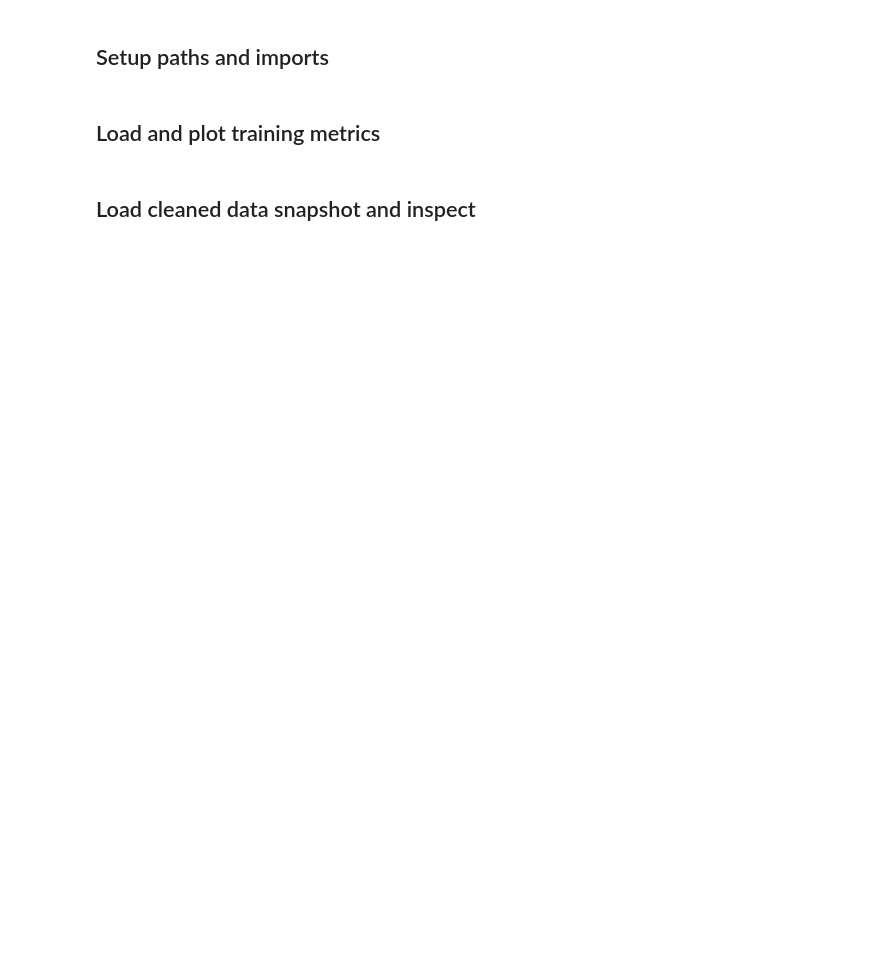
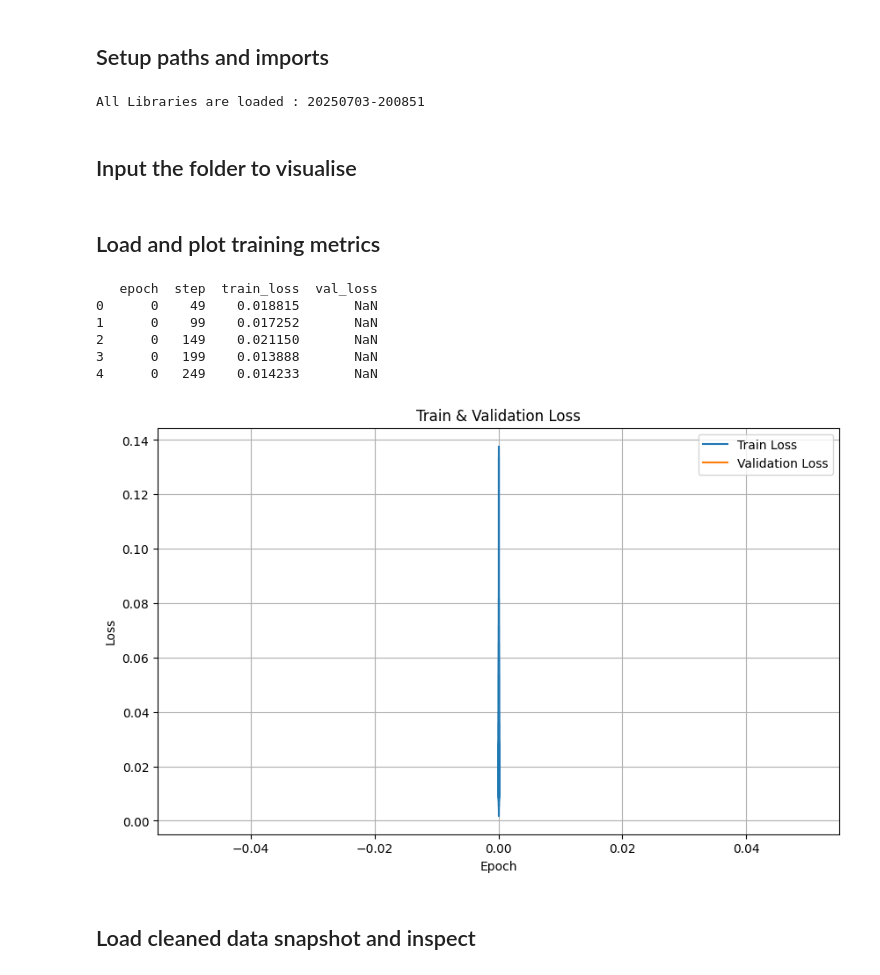
Before and after one commit to swaraj0009/AI_Models, a Jupyter notebook: model_results_inspection.ipynb, the cells around one changed output. Saved outputs shown, nothing was run; the diff lists cells and outputs as text; code cells hidden in the pictures; blank space fills up the shorter version.

```diff
--- a/model_results_inspection.ipynb
+++ b/model_results_inspection.ipynb
@@ -18,18 +27,79 @@ run_dir = "/path/to/your/output_folder"  # e.g. "cpu_utilization_ratio_run_20250
+# %%
+# Standard Library
+import os
+import datetime
+import glob
+import json
+import shutil
+import math
+import pytz
+from concurrent.futures import ThreadPoolExecutor
+from pathlib import Path
+
+# Third-Party Libraries
+import numpy as np
+import pandas as pd
+import dask.dataframe as dd
+import matplotlib.pyplot as plt
+import seaborn as sns
+
+import torch
+
+# PyTorch Lightning
+# from datetime import datetime
+from pytorch_lightning import Trainer
+from pytorch_lightning.loggers import CSVLogger
+from pytorch_lightning.callbacks import ModelCheckpoint
+
+# PyTorch Forecasting
+from pytorch_forecasting import TimeSeriesDataSet, TemporalFusionTransformer
+from pytorch_forecasting.data import GroupNormalizer
+from pytorch_forecasting.metrics import RMSE
+
+ist = pytz.timezone('Asia/Kolkata')
+now_ist = datetime.datetime.now(ist)
+timestamp = now_ist.strftime("%Y%m%d-%H%M%S")
+print(f"All Libraries are loaded : {timestamp}")
+# %% [output]
+All Libraries are loaded : 20250703-200851
+# %% [markdown]
+## Input the folder to visualise
+# %%
+from pathlib import Path
+
+output_base_dir = Path("/content/drive/MyDrive/output")
+log_dir = Path("/content/drive/MyDrive/output/logs")
+
+relative_output_path = "/content/drive/MyDrive/output/cpu_30VMs_past40_fut12_bs32_lr1e-02_hid10_20250703-163744/cpu_utilization_ratio_run_20250703-163744"
+relative_log_path = "/content/drive/MyDrive/output/logs/cpu_30VMs_past40_fut12_bs32_lr1e-02_hid10_20250703-163744/cpu_utilization_ratio_log/version_0"
+
+output_path = output_base_dir / relative_output_path
+log_path = output_base_dir / relative_log_path
+
+# print("full_output_path:", full_output_path, "\nfull_log_path:", full_log_path)
 # %% [markdown]
 ## Load and plot training metrics
 # %%
-metrics = pd.read_csv(os.path.join(run_dir, "metrics.csv"))
+metrics = pd.read_csv(os.path.join(log_path, "metrics.csv"))
 print(metrics.head())
 
 plt.figure(figsize=(10,6))
 plt.plot(metrics['epoch'], metrics['train_loss'], label='Train Loss')
 plt.plot(metrics['epoch'], metrics['val_loss'], label='Validation Loss')
 plt.xlabel('Epoch')
 plt.ylabel('Loss')
 plt.title('Train & Validation Loss')
 plt.legend()
 plt.grid(True)
 plt.show()
+# %% [output]
+   epoch  step  train_loss  val_loss
+0      0    49    0.018815       NaN
+1      0    99    0.017252       NaN
+2      0   149    0.021150       NaN
+3      0   199    0.013888       NaN
+4      0   249    0.014233       NaN
+[figure, added]
 # %% [markdown]
 ## Load cleaned data snapshot and inspect
 # %%
```
Also changed, not shown: parts of 7 cells of this notebook.
